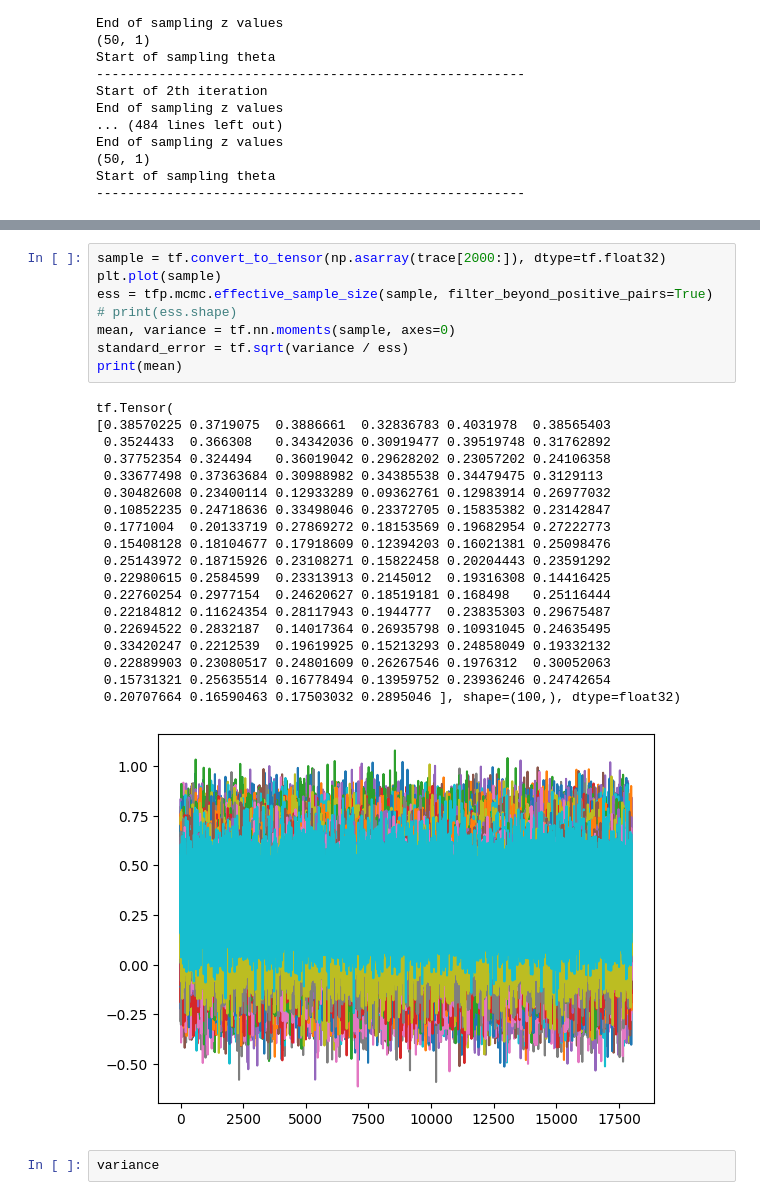
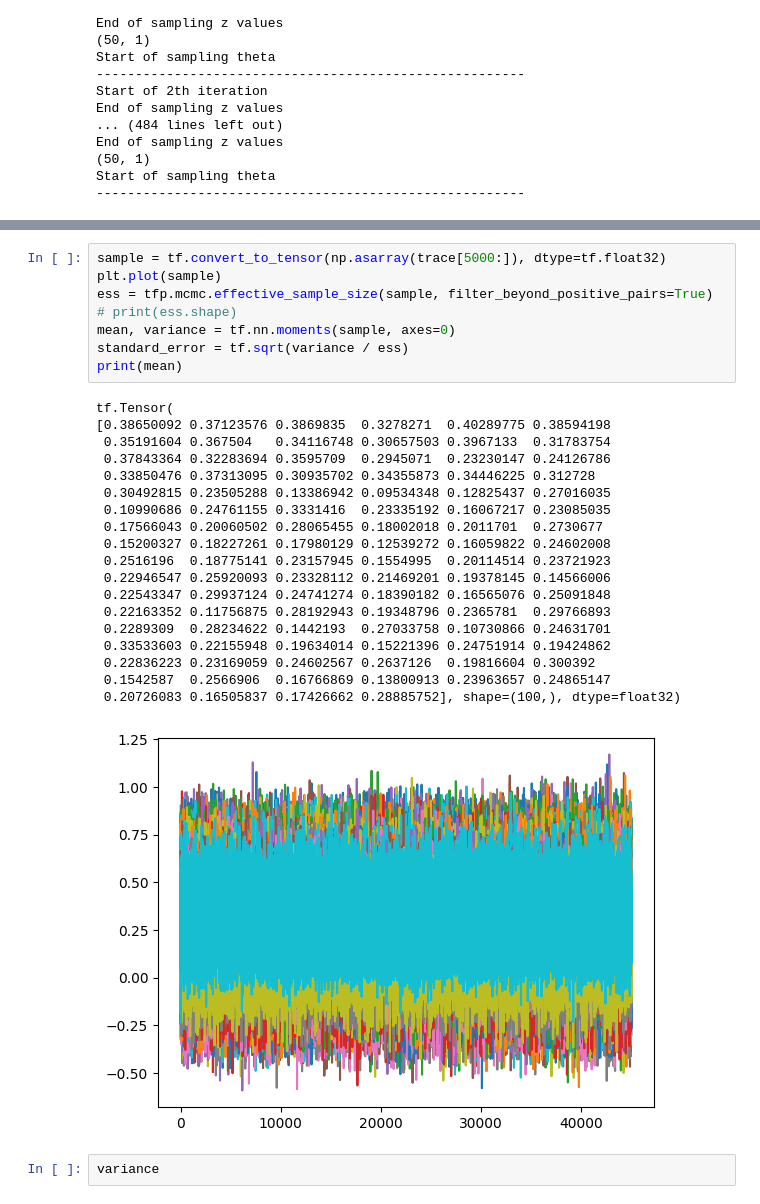
Before and after one commit to johnnymdoubleu/ssl-sgs, a Jupyter notebook: ssl-sgs.ipynb, the cells around one changed output, grey strips where cells are left out. Cells and saved outputs as stored; diff of their text form.

```diff
--- a/ssl-sgs.ipynb
+++ b/ssl-sgs.ipynb
@@ -185,31 +185,31 @@ len(trace)
 # %%
-sample = tf.convert_to_tensor(np.asarray(trace[2000:]), dtype=tf.float32)
+sample = tf.convert_to_tensor(np.asarray(trace[5000:]), dtype=tf.float32)
 plt.plot(sample)
 ess = tfp.mcmc.effective_sample_size(sample, filter_beyond_positive_pairs=True)
 # print(ess.shape)
 mean, variance = tf.nn.moments(sample, axes=0)
 standard_error = tf.sqrt(variance / ess)
 print(mean)
 # %% [output]
 tf.Tensor(
-[0.38570225 0.3719075  0.3886661  0.32836783 0.4031978  0.38565403
- 0.3524433  0.366308   0.34342036 0.30919477 0.39519748 0.31762892
- 0.37752354 0.324494   0.36019042 0.29628202 0.23057202 0.24106358
- 0.33677498 0.37363684 0.30988982 0.34385538 0.34479475 0.3129113
- 0.30482608 0.23400114 0.12933289 0.09362761 0.12983914 0.26977032
- 0.10852235 0.24718636 0.33498046 0.23372705 0.15835382 0.23142847
- 0.1771004  0.20133719 0.27869272 0.18153569 0.19682954 0.27222773
- 0.15408128 0.18104677 0.17918609 0.12394203 0.16021381 0.25098476
- 0.25143972 0.18715926 0.23108271 0.15822458 0.20204443 0.23591292
- 0.22980615 0.2584599  0.23313913 0.2145012  0.19316308 0.14416425
- 0.22760254 0.2977154  0.24620627 0.18519181 0.168498   0.25116444
- 0.22184812 0.11624354 0.28117943 0.1944777  0.23835303 0.29675487
- 0.22694522 0.2832187  0.14017364 0.26935798 0.10931045 0.24635495
- 0.33420247 0.2212539  0.19619925 0.15213293 0.24858049 0.19332132
- 0.22889903 0.23080517 0.24801609 0.26267546 0.1976312  0.30052063
- 0.15731321 0.25635514 0.16778494 0.13959752 0.23936246 0.24742654
- 0.20707664 0.16590463 0.17503032 0.2895046 ], shape=(100,), dtype=float32)
+[0.38650092 0.37123576 0.3869835  0.3278271  0.40289775 0.38594198
+ 0.35191604 0.367504   0.34116748 0.30657503 0.3967133  0.31783754
+ 0.37843364 0.32283694 0.3595709  0.2945071  0.23230147 0.24126786
+ 0.33850476 0.37313095 0.30935702 0.34355873 0.34446225 0.312728
+ 0.30492815 0.23505288 0.13386942 0.09534348 0.12825437 0.27016035
+ 0.10990686 0.24761155 0.3331416  0.23335192 0.16067217 0.23085035
+ 0.17566043 0.20060502 0.28065455 0.18002018 0.2011701  0.2730677
+ 0.15200327 0.18227261 0.17980129 0.12539272 0.16059822 0.24602008
+ 0.2516196  0.18775141 0.23157945 0.1554995  0.20114514 0.23721923
+ 0.22946547 0.25920093 0.23328112 0.21469201 0.19378145 0.14566006
+ 0.22543347 0.29937124 0.24741274 0.18390182 0.16565076 0.25091848
+ 0.22163352 0.11756875 0.28192943 0.19348796 0.2365781  0.29766893
+ 0.2289309  0.28234622 0.1442193  0.27033758 0.10730866 0.24631701
+ 0.33533603 0.22155948 0.19634014 0.15221396 0.24751914 0.19424862
+ 0.22836223 0.23169059 0.24602567 0.2637126  0.19816604 0.300392
+ 0.1542587  0.2566906  0.16766869 0.13800913 0.23963657 0.24865147
+ 0.20726083 0.16505837 0.17426662 0.28885752], shape=(100,), dtype=float32)
-[figure, old version]
+[figure, new version]
 # %%
 variance
 # %% [output]
```
Also changed, not shown: parts of 2 cells of this notebook.
